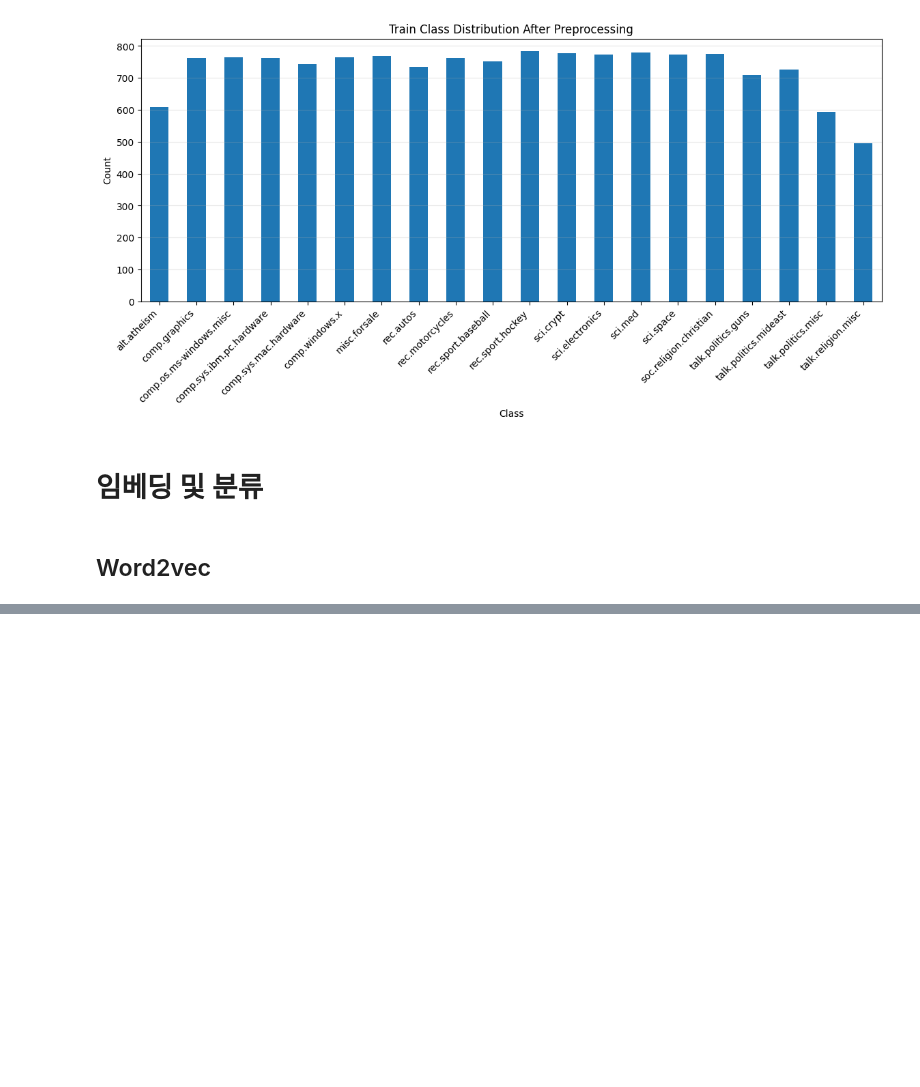
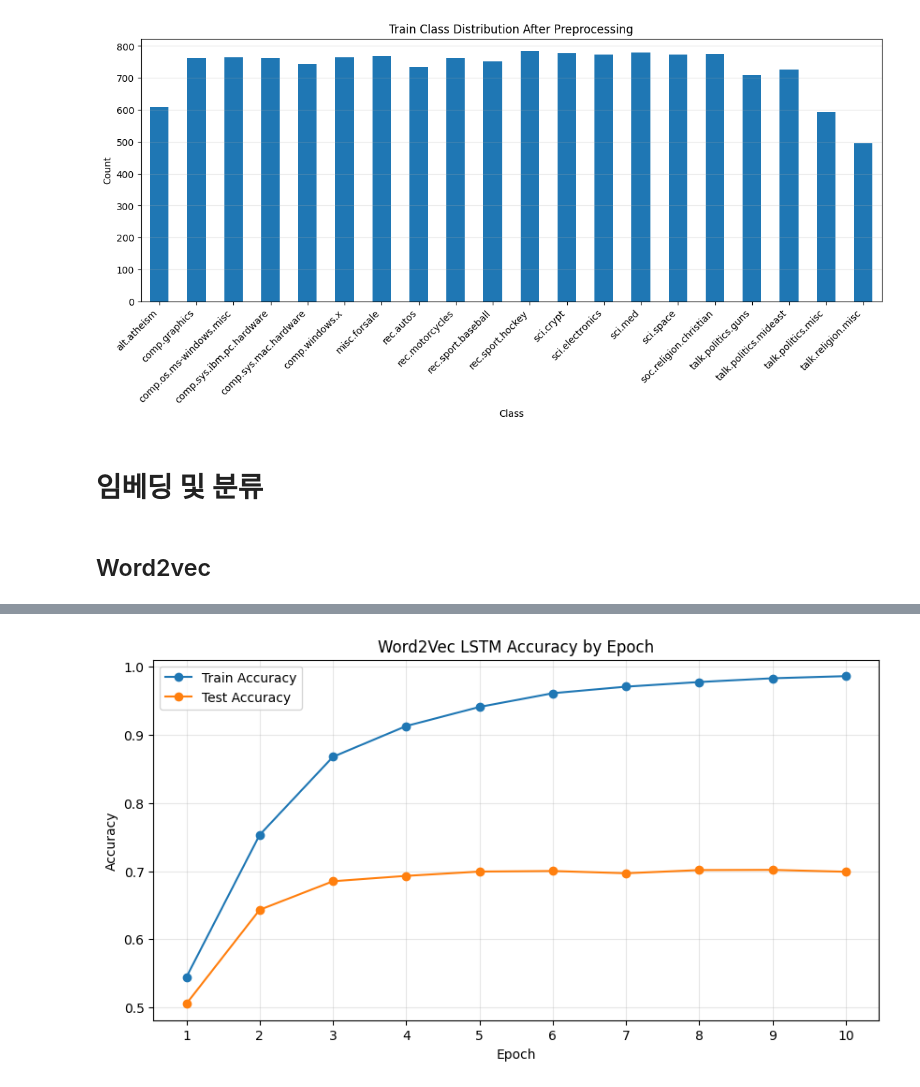
Before and after one commit to beomsookim1020/text-embedding-classification, a Jupyter notebook: 미션10_팀_김범수.ipynb, the cells around one changed output, grey strips where cells are left out. Cells and saved outputs as stored; diff of their text form; code cells hidden in the pictures; blank space fills up the shorter version.

```diff
--- a/미션10_팀_김범수.ipynb
+++ b/미션10_팀_김범수.ipynb
@@ -932,10 +968,26 @@ model_word2vec = EmbeddingLSTM(word2vec_matrix, hidden_dim, output_dim).to(devic
 loss_fn = nn.CrossEntropyLoss()
 optimizer = torch.optim.Adam(model_word2vec.parameters(), lr=0.005)
 
-for epoch in range(10):
+num_epochs = 10
+
+train_losses = []
+train_accuracies = []
+test_accuracies = []
+
+for epoch in range(num_epochs):
     loss = train(model_word2vec, train_loader_word2vec, loss_fn, optimizer)
-    print(f"Epoch {epoch+1}, Loss: {loss:.4f}")
 
-accuracy = evaluate(model_word2vec, test_loader_word2vec)
-print(f"Test Accuracy (Word2Vec with LSTM): {accuracy:.4f}")
+    train_acc = evaluate(model_word2vec, train_loader_word2vec)
+    test_acc = evaluate(model_word2vec, test_loader_word2vec)
+
+    train_losses.append(loss)
+    train_accuracies.append(train_acc)
+    test_accuracies.append(test_acc)
+
+    print(
+        f"Epoch {epoch+1}, "
+        f"Loss: {loss:.4f}, "
+        f"Train Accuracy: {train_acc:.4f}, "
+        f"Test Accuracy: {test_acc:.4f}"
+    )
 # %% [output]
@@ -952,0 +1004,18 @@ Test Accuracy (Word2Vec with LSTM): 0.6638
+# %%
+import matplotlib.pyplot as plt
+
+epochs = range(1, num_epochs + 1)
+
+plt.figure(figsize=(10, 5))
+plt.plot(epochs, train_accuracies, marker='o', label="Train Accuracy")
+plt.plot(epochs, test_accuracies, marker='o', label="Test Accuracy")
+
+plt.title("Word2Vec LSTM Accuracy by Epoch")
+plt.xlabel("Epoch")
+plt.ylabel("Accuracy")
+plt.xticks(epochs)
+plt.legend()
+plt.grid(alpha=0.3)
+plt.show()
+# %% [output]
+[figure, added]
```
Also changed, not shown: parts of 47 cells of this notebook.
